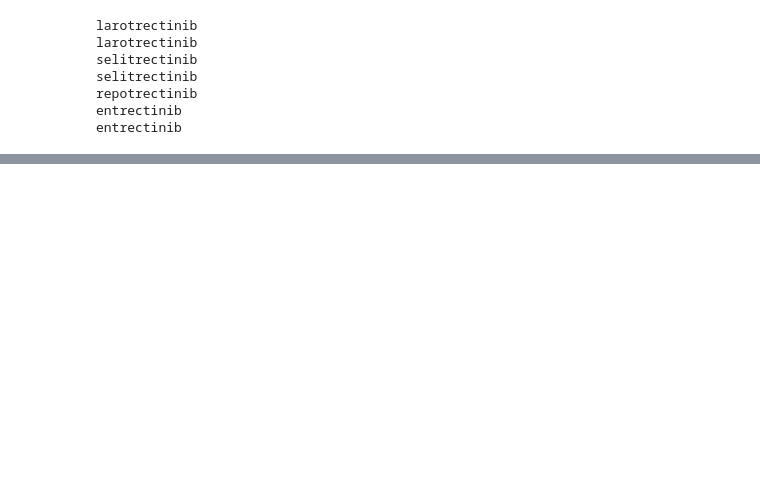
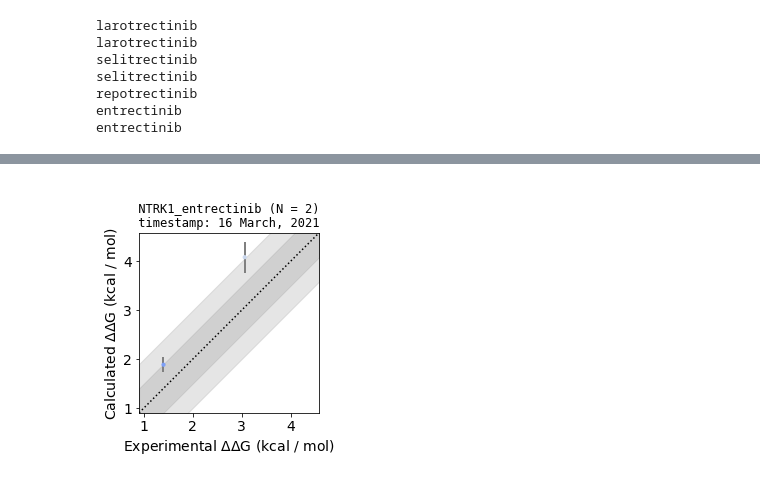
Before and after one commit to openkinome/study-ntrk-resistance, a Jupyter notebook: notebooks/perses/analyse_ntrk1_perses.ipynb, the cells around one changed output, grey strips where cells are left out. Drawn from its saved outputs; the diff is of its cells as text; code cells hidden in the pictures; blank space fills up the shorter version.

```diff
--- a/notebooks/perses/analyse_ntrk1_perses.ipynb
+++ b/notebooks/perses/analyse_ntrk1_perses.ipynb
@@ -118,8 +118,8 @@ def plot_works(forward_work_offset,
 ntrk1_mutations = {
     'larotrectinib': ['G595R', 'G667C'],
     'selitrectinib': ['G595R', 'G667C'],
-    # 'repotrectinib': ['G595R'],
-    # 'entrectinib': ['G595R', 'G667C'],
+    'repotrectinib': ['G595R'],
+    'entrectinib': ['G595R', 'G667C'],
     }
 # %%
 base_data_path = '/data/chodera/glassw/kinoml/NTRK/1_improved_pipeline_Feb2021/run_noneq/NTRK1/'
@@ -129,8 +129,8 @@ ntrk = 'NTRK1'
 ntrk1_df = {
     'larotrectinib': {},
     'selitrectinib': {},
-    # 'repotrectinib': {},
-    # 'entrectinib': {},
+    'repotrectinib': {},
+    'entrectinib': {},
     }
 
 for tki in ntrk1_mutations:
@@ -305,5 +305,5 @@ for tki in ntrk1_mutations:
 # %%
-def ic50_to_DG(ic50: float, s_conc: float = 1e-6, Km: float = 51e-6) -> float:
+def ic50_to_DG(ic50: float, s_conc: float = 375e-9, Km: float = 40e-6) -> float:
     """
     Converts IC50 (in M units) to DG
     Parameters
@@ -408,5 +451,7 @@ test_laro_df
 output_path = '/home/glassw/GITHUB/study-ntrk-resistance/notebooks/perses/perses_analysis_output/NTRK1'
 test_laro_df = save_csv(experimental_df_ntrk1, ntrk1_df['larotrectinib'], 'larotrectinib', 'NTRK1', output_path=output_path)
 test_seli_df = save_csv(experimental_df_ntrk1, ntrk1_df['selitrectinib'], 'selitrectinib', 'NTRK1', output_path=output_path)
+test_repo_df = save_csv(experimental_df_ntrk1, ntrk1_df['repotrectinib'], 'repotrectinib', 'NTRK1', output_path=output_path)
+test_entr_df = save_csv(experimental_df_ntrk1, ntrk1_df['entrectinib'], 'entrectinib', 'NTRK1', output_path=output_path)
 # %%
 import scipy
@@ -530,0 +579,9 @@ test_seli_df
+# %%
+make_plot(
+    dataframe=test_entr_df,
+    target_name="NTRK1_entrectinib",
+    extra_name='flat',
+    title='',
+     )
+# %% [output]
+[figure, added]
```
Also changed, not shown: parts of 18 cells of this notebook.
